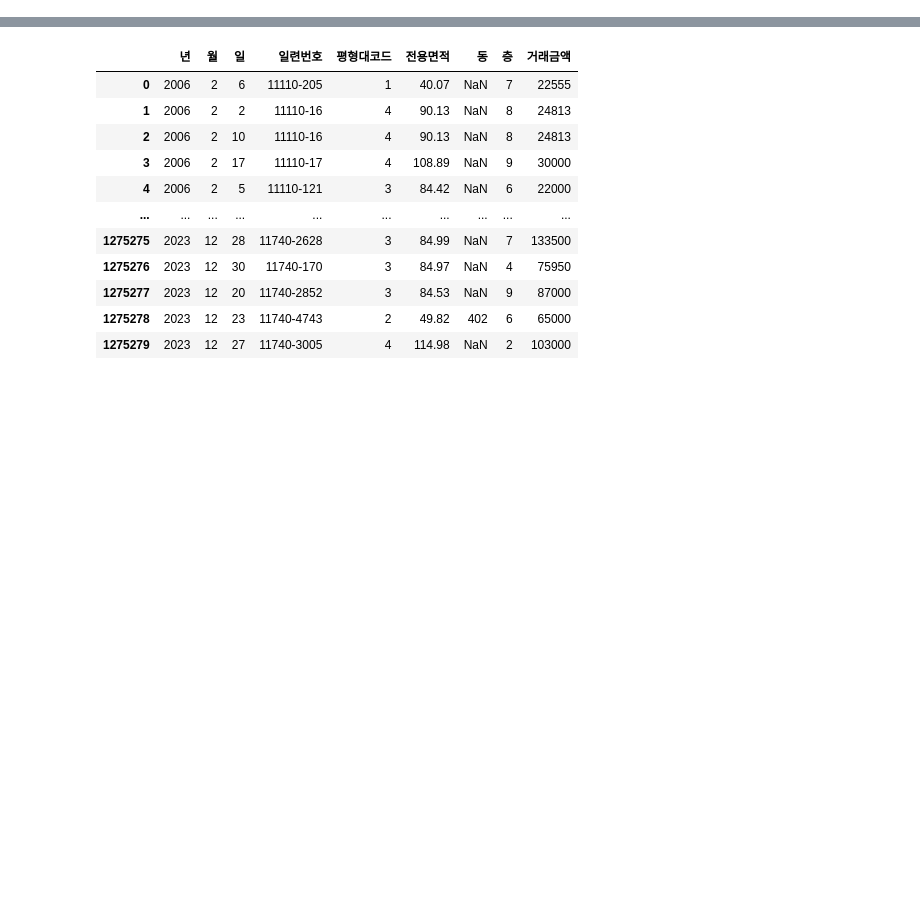
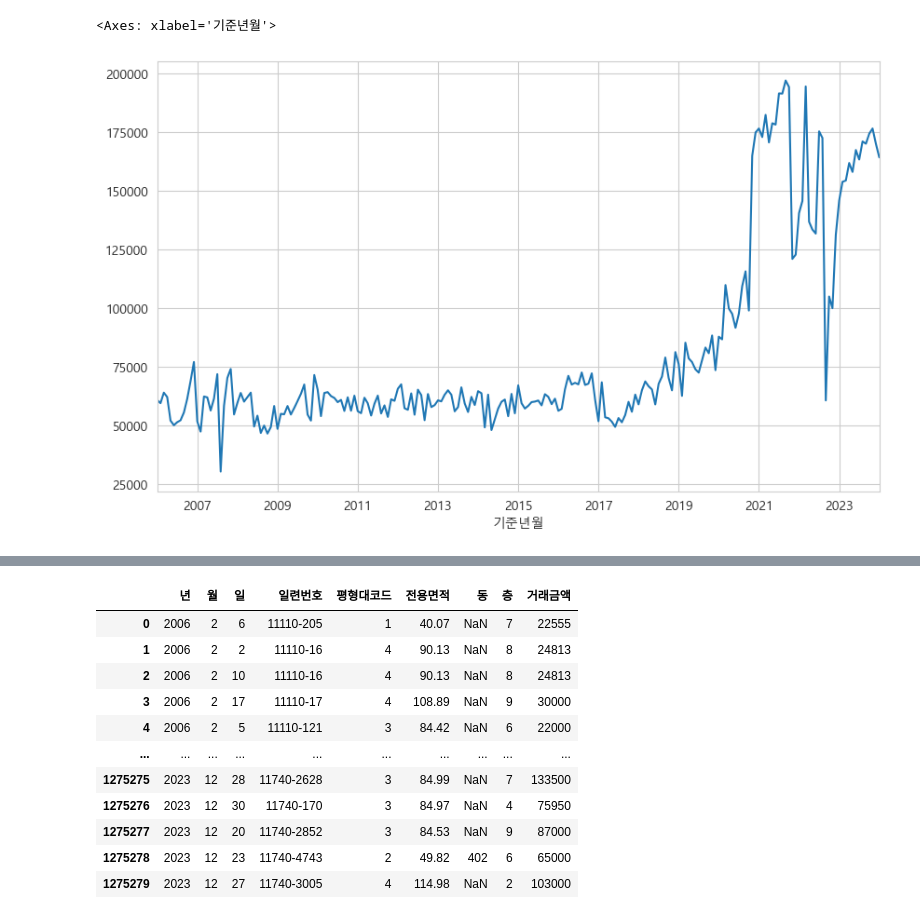
Before and after one commit to sdjhs0327/ws_prop, a Jupyter notebook: script/02_02_apt_trading_preproc.ipynb, the cells around one changed output, grey strips where cells are left out. Cells and saved outputs as stored; diff of their text form; code cells hidden in the pictures; blank space fills up the shorter version.

```diff
--- a/script/02_02_apt_trading_preproc.ipynb
+++ b/script/02_02_apt_trading_preproc.ipynb
@@ -46,7 +76,7 @@ trading_trs['거래금액'] = trading_trs['거래금액'].apply(lambda x: int(x.
 ## 필요컬럼 전처리
 trading_trs_v2 = pd.pivot_table(trading_trs, index=['년', '월', '일련번호', '평형대코드', '전용면적'], values='거래금액', aggfunc=np.mean).reset_index()
 trading_trs_v2['기준년월'] = pd.to_datetime(trading_trs_v2['년'].astype('str') + '-' + trading_trs_v2['월'].astype('str'))
-trading_trs_v2['평당매매거래금액'] = (trading_trs_v2['거래금액']/trading_trs_v2['전용면적'])*3.3045
+trading_trs_v2['단위매매거래금액'] = (trading_trs_v2['거래금액']/trading_trs_v2['전용면적'])
 trading_trs_v2 = trading_trs_v2.merge(danji_mst[['일련번호', '법정동시군구코드', '법정동읍면동코드']].drop_duplicates().copy(), on='일련번호', how='left')
 # %%
 ## 아우터 조인
@@ -56,18 +86,18 @@ _p2 = trading_trs_v2[['일련번호', '평형대코드', '법정동시군구코
 _p2['dummy'] = 1
 trading_trs_v3 = pd.merge(_p1, _p2, on='dummy').drop('dummy', axis=1)
 
-## 단위별 평당매매거래금액 집계
-trading_trs_danji = pd.pivot_table(trading_trs_v2, index=['기준년월', '일련번호', '평형대코드'], values='평당매매거래금액', aggfunc=np.mean).reset_index()
+## 단위별 단위매매거래금액 집계
+trading_trs_danji = pd.pivot_table(trading_trs_v2, index=['기준년월', '일련번호', '평형대코드'], values='단위매매거래금액', aggfunc=np.mean).reset_index()
 trading_trs_bjd = pd.pivot_table(trading_trs_v2, index=['기준년월', '법정동시군구코드', '법정동읍면동코드', '평형대코드'],
-                                 values='평당매매거래금액', aggfunc=np.mean).rename(columns={'평당매매거래금액':'읍면동평균매매거래금액'}).reset_index()
+                                 values='단위매매거래금액', aggfunc=np.mean).rename(columns={'단위매매거래금액':'읍면동평균매매거래금액'}).reset_index()
 trading_trs_sgg = pd.pivot_table(trading_trs_v2, index=['기준년월', '법정동시군구코드', '평형대코드'],
-                                 values='평당매매거래금액', aggfunc=np.mean).rename(columns={'평당매매거래금액':'시군구평균매매거래금액'}).reset_index()
+                                 values='단위매매거래금액', aggfunc=np.mean).rename(columns={'단위매매거래금액':'시군구평균매매거래금액'}).reset_index()
 trading_trs_v3 = trading_trs_v3.merge(trading_trs_danji, how='left').merge(trading_trs_bjd, how='left').merge(trading_trs_sgg, how='left')
 
 ## 단위별 대표값 교환비
 ratio = trading_trs_v3.copy()
-ratio['시군구교환비'] = ratio['평당매매거래금액']/ratio['시군구평균매매거래금액']
-ratio['읍면동교환비'] = ratio['평당매매거래금액']/ratio['읍면동평균매매거래금액']
+ratio['시군구교환비'] = ratio['단위매매거래금액']/ratio['시군구평균매매거래금액']
+ratio['읍면동교환비'] = ratio['단위매매거래금액']/ratio['읍면동평균매매거래금액']
 ratio = pd.pivot_table(ratio, index=['일련번호', '평형대코드', '법정동시군구코드', '법정동읍면동코드'],
                        values=['시군구교환비', '읍면동교환비'],
                        aggfunc=np.mean).reset_index()
@@ -76,13 +106,13 @@ trading_trs_v3 = pd.merge(trading_trs_v3, ratio, on=['일련번호', '평형대
 trading_trs_v3['보간읍면동매매거래금액'] = trading_trs_v3['읍면동평균매매거래금액'] * trading_trs_v3['읍면동교환비']
 trading_trs_v3['보간시군구매매거래금액'] = trading_trs_v3['시군구평균매매거래금액'] * trading_trs_v3['시군구교환비']
 
-trading_trs_v3['평당매매거래금액'][trading_trs_v3['평당매매거래금액'].isna()] = trading_trs_v3['읍면동평균매매거래금액'][trading_trs_v3['평당매매거래금액'].isna()]
-trading_trs_v3['평당매매거래금액'][trading_trs_v3['평당매매거래금액'].isna()] = trading_trs_v3['시군구평균매매거래금액'][trading_trs_v3['평당매매거래금액'].isna()]
+trading_trs_v3['단위매매거래금액'][trading_trs_v3['단위매매거래금액'].isna()] = trading_trs_v3['읍면동평균매매거래금액'][trading_trs_v3['단위매매거래금액'].isna()]
+trading_trs_v3['단위매매거래금액'][trading_trs_v3['단위매매거래금액'].isna()] = trading_trs_v3['시군구평균매매거래금액'][trading_trs_v3['단위매매거래금액'].isna()]
 
 trading_trs_v3['단지평형대코드'] = trading_trs_v3['일련번호'] + '/' + trading_trs_v3['평형대코드']
-trading_trs_v3 = pd.pivot_table(trading_trs_v3, index=['기준년월'], columns=['단지평형대코드'], values='평당매매거래금액', aggfunc=np.mean)
+trading_trs_v3 = pd.pivot_table(trading_trs_v3, index=['기준년월'], columns=['단지평형대코드'], values='단위매매거래금액', aggfunc=np.mean)
 trading_trs_v3 = trading_trs_v3.interpolate(method='linear', axis=1, limit_direction='both')
-trading_trs_v3 = trading_trs_v3.reset_index().melt(id_vars=['기준년월'], value_name='평당매매거래금액')
+trading_trs_v3 = trading_trs_v3.reset_index().melt(id_vars=['기준년월'], value_name='단위매매거래금액')
 
 trading_trs_v3['일련번호'] = trading_trs_v3['단지평형대코드'].apply(lambda x: x.split('/')[0])
 trading_trs_v3['평형대코드'] = trading_trs_v3['단지평형대코드'].apply(lambda x: x.split('/')[1])
@@ -90,2 +136,2 @@ trading_trs_v3 = trading_trs_v3.drop('단지평형대코드', axis=1)
 # %%
-danji_mst[['일련번호', '아파트', '전용면적', '평형대코드']].merge(trading_trs_v3, how='outer')
+trading_trs_v4 = danji_mst[['일련번호', '아파트', '전용면적', '평형대코드']].merge(trading_trs_v3, how='left')
@@ -105,0 +138,2 @@ danji_mst[['일련번호', '아파트', '전용면적', '평형대코드']].merg
+# %%
+trading_trs_v4['보정매매거래금액'] = trading_trs_v4['전용면적'] * trading_trs_v4['단위매매거래금액']
@@ -105,0 +156,5 @@ danji_mst[['일련번호', '아파트', '전용면적', '평형대코드']].merg
+# %%
+trading_trs_v4[(trading_trs_v4['일련번호'] == '11710-8865')&(trading_trs_v4['전용면적'] == 59.96)].sort_values(by='기준년월', ascending=True).set_index('기준년월')['보정매매거래금액'].plot()
+# %% [output]
+<Axes: xlabel='기준년월'>
+[figure, added]
```
Also changed, not shown: parts of 9 cells of this notebook, 1 other file.
